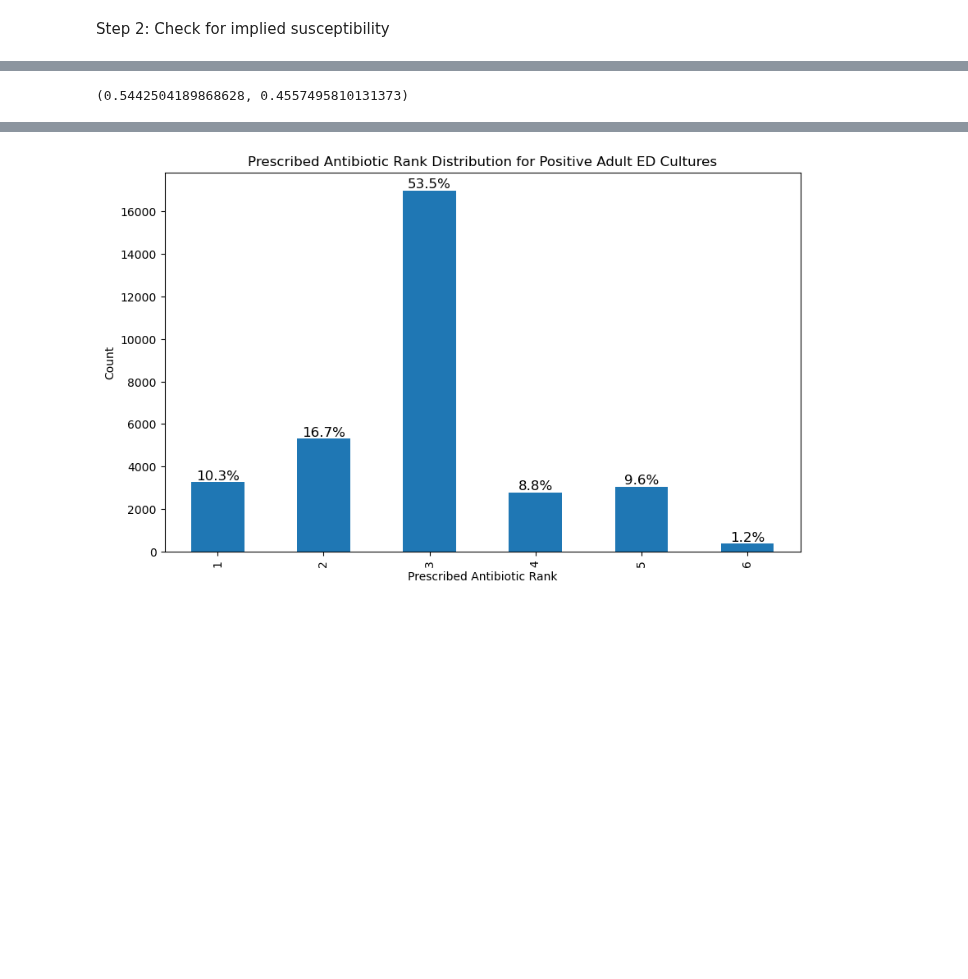
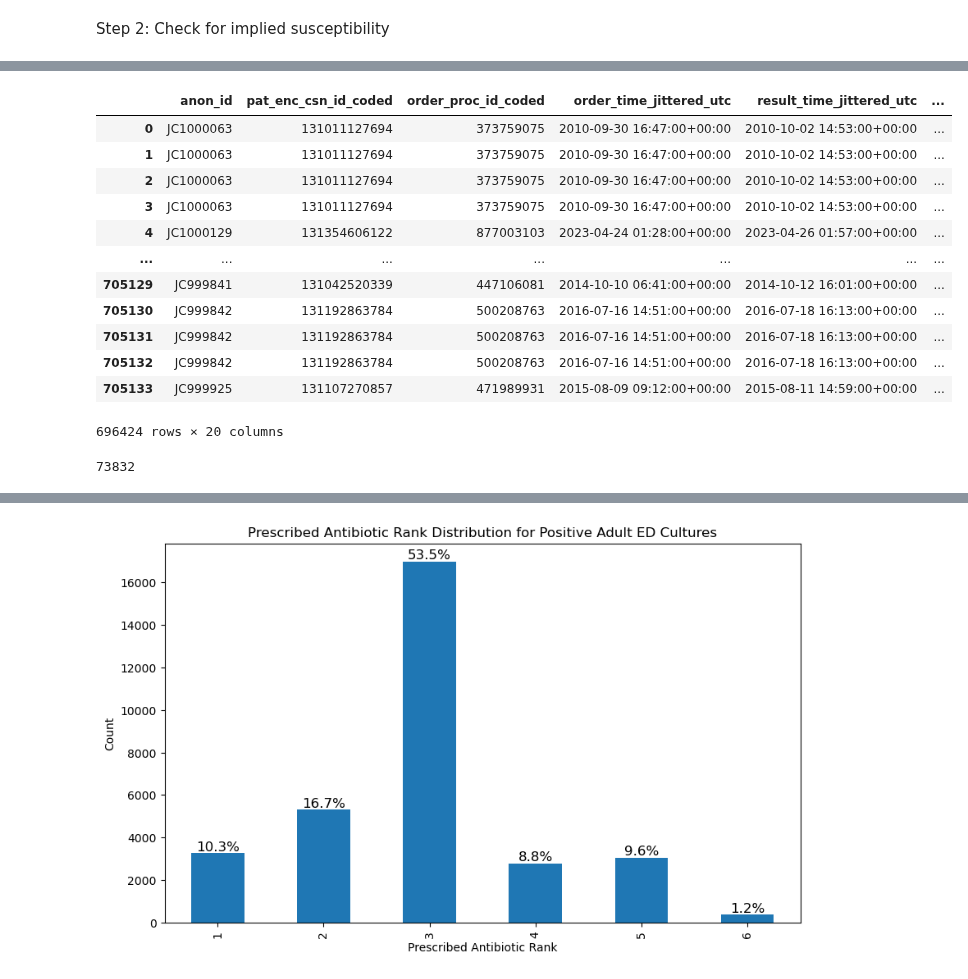
Before and after one commit to HealthRex/CDSS, a Jupyter notebook: scripts/antibiotic-susceptibility/sql/queries/aim_4/AIM4/Notebook/Adult_ED_Cohort_no_allergy_debug.ipynb, the cells around one changed output, grey strips where cells are left out. Saved outputs shown, nothing was run; the diff lists cells and outputs as text; code cells hidden in the pictures; blank space fills up the shorter version.

```diff
--- a/scripts/antibiotic-susceptibility/sql/queries/aim_4/AIM4/Notebook/Adult_ED_Cohort_no_allergy_debug.ipynb
+++ b/scripts/antibiotic-susceptibility/sql/queries/aim_4/AIM4/Notebook/Adult_ED_Cohort_no_allergy_debug.ipynb
@@ -1567,6 +1512 @@ the number of unique medications to be evaluated is 74991
-# %%
-# negative rate
-10067/18497, 8430/18497
-# %% [output]
-(0.5442504189868628, 0.4557495810131373)
 # %%
@@ -1589,6 +1530,26 @@ negative_cohort = with_tested_and_prescribed_abx_rank_df[with_tested_and_prescri
 positive_cohort = with_tested_and_prescribed_abx_rank_df[with_tested_and_prescribed_abx_rank_df["was_positive"] == 1]
 # print("the unique order number for negative cohort is {}".format(find_unique_orders(negative_cohort)))
 # print("the unique order number for positive cohort is {}".format(find_unique_orders(positive_cohort)))
+# %%
+with_tested_and_prescribed_abx_rank_df
+# %% [output]
+|  | anon_id | pat_enc_csn_id_coded | order_proc_id_coded | order_time_jittered_utc | result_time_jittered_utc | ... |
+| 0 | JC1000063 | 131011127694 | 373759075 | 2010-09-30 16:47:00+00:00 | 2010-10-02 14:53:00+00:00 | ... |
+| 1 | JC1000063 | 131011127694 | 373759075 | 2010-09-30 16:47:00+00:00 | 2010-10-02 14:53:00+00:00 | ... |
+| 2 | JC1000063 | 131011127694 | 373759075 | 2010-09-30 16:47:00+00:00 | 2010-10-02 14:53:00+00:00 | ... |
+| 3 | JC1000063 | 131011127694 | 373759075 | 2010-09-30 16:47:00+00:00 | 2010-10-02 14:53:00+00:00 | ... |
+| 4 | JC1000129 | 131354606122 | 877003103 | 2023-04-24 01:28:00+00:00 | 2023-04-26 01:57:00+00:00 | ... |
+| ... | ... | ... | ... | ... | ... | ... |
+| 705129 | JC999841 | 131042520339 | 447106081 | 2014-10-10 06:41:00+00:00 | 2014-10-12 16:01:00+00:00 | ... |
+| 705130 | JC999842 | 131192863784 | 500208763 | 2016-07-16 14:51:00+00:00 | 2016-07-18 16:13:00+00:00 | ... |
+| 705131 | JC999842 | 131192863784 | 500208763 | 2016-07-16 14:51:00+00:00 | 2016-07-18 16:13:00+00:00 | ... |
+| 705132 | JC999842 | 131192863784 | 500208763 | 2016-07-16 14:51:00+00:00 | 2016-07-18 16:13:00+00:00 | ... |
+| 705133 | JC999925 | 131107270857 | 471989931 | 2015-08-09 09:12:00+00:00 | 2015-08-11 14:59:00+00:00 | ... |
+696424 rows × 20 columns
+# %%
+len(with_tested_and_prescribed_abx_rank_df.groupby(['anon_id', 'pat_enc_csn_id_coded', 'order_proc_id_coded', 'order_time_jittered_utc', "final_antibiotic"]))
+# %% [output]
+73832
 # %%
 len(negative_cohort.groupby(['anon_id', 'pat_enc_csn_id_coded', 'order_proc_id_coded', 'order_time_jittered_utc', "final_antibiotic"]))
 # %% [output]
```
Also changed, not shown: parts of 69 cells of this notebook, 14 other files.
